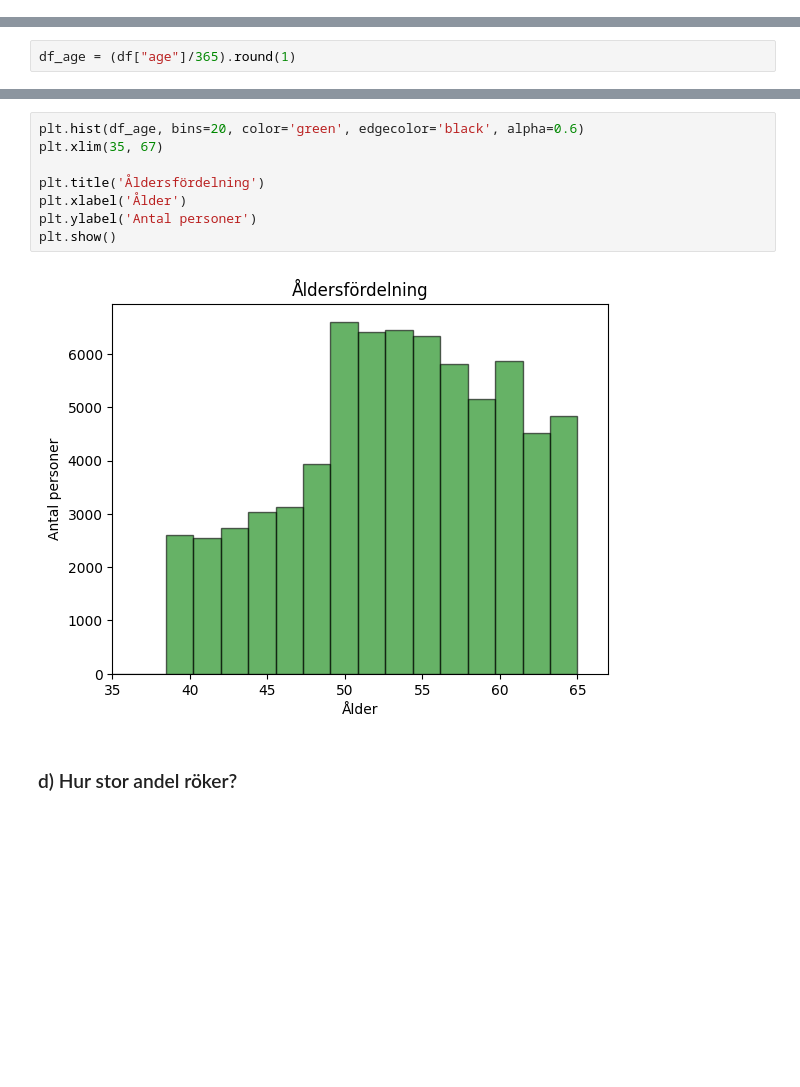
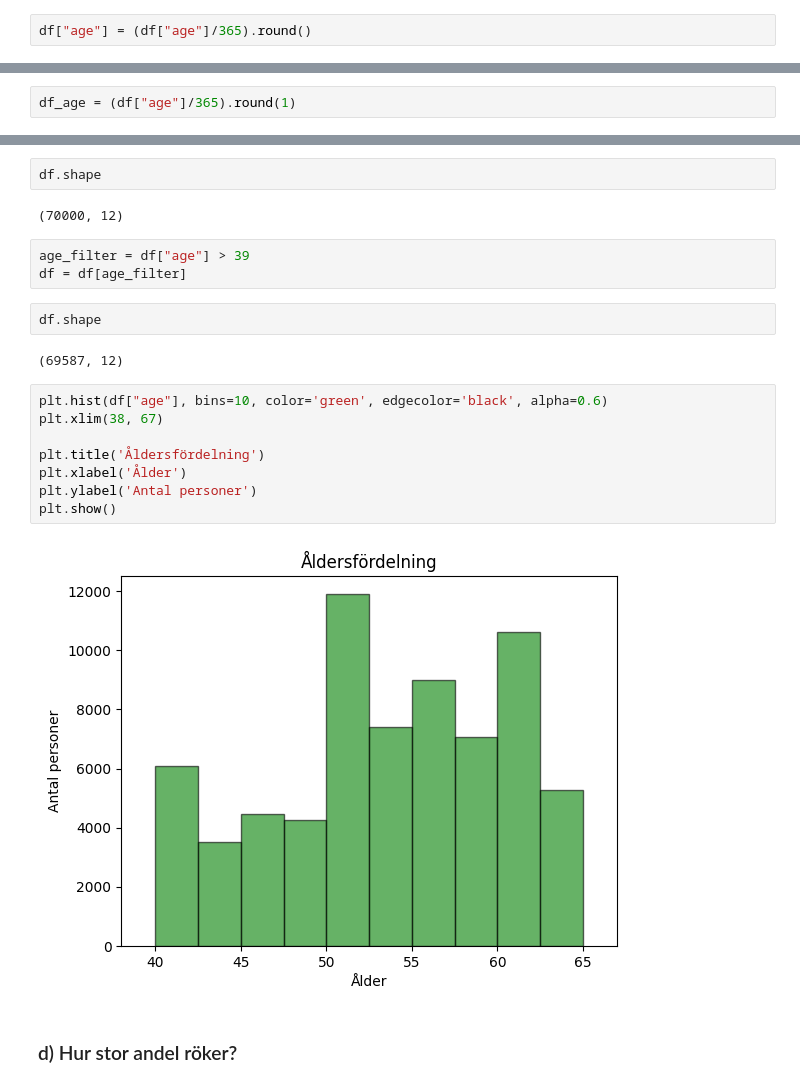
Before and after one commit to Arsen9988/Machine-learning-Arsen, a Jupyter notebook: Labb_ML/Labb_Arsen_ML.ipynb, the cells around one changed output, grey strips where cells are left out. Cells and saved outputs as stored; diff of their text form; blank space fills up the shorter version.

```diff
--- a/Labb_ML/Labb_Arsen_ML.ipynb
+++ b/Labb_ML/Labb_Arsen_ML.ipynb
@@ -43,0 +42,2 @@ df.head()
+# %%
+df["age"] = (df["age"]/365).round()
@@ -91,13 +108,24 @@ df_age = (df["age"]/365).round(1)
+# %%
+df.shape
+# %% [output]
+(70000, 12)
+# %%
+age_filter = df["age"] > 39
+df = df[age_filter]
+# %%
+df.shape
+# %% [output]
+(69587, 12)
 # %%
-plt.hist(df_age, bins=20, color='green', edgecolor='black', alpha=0.6)
-plt.xlim(35, 67)
+plt.hist(df["age"], bins=10, color='green', edgecolor='black', alpha=0.6)
+plt.xlim(38, 67)
 
 plt.title('Åldersfördelning')
 plt.xlabel('Ålder')
 plt.ylabel('Antal personer')
 plt.show()
 # %% [output]
-[figure, old version]
+[figure, new version]
 # %% [markdown]
 ### d) Hur stor andel röker?
 # %%
```
Also changed, not shown: parts of 62 cells of this notebook, 5 other files.
